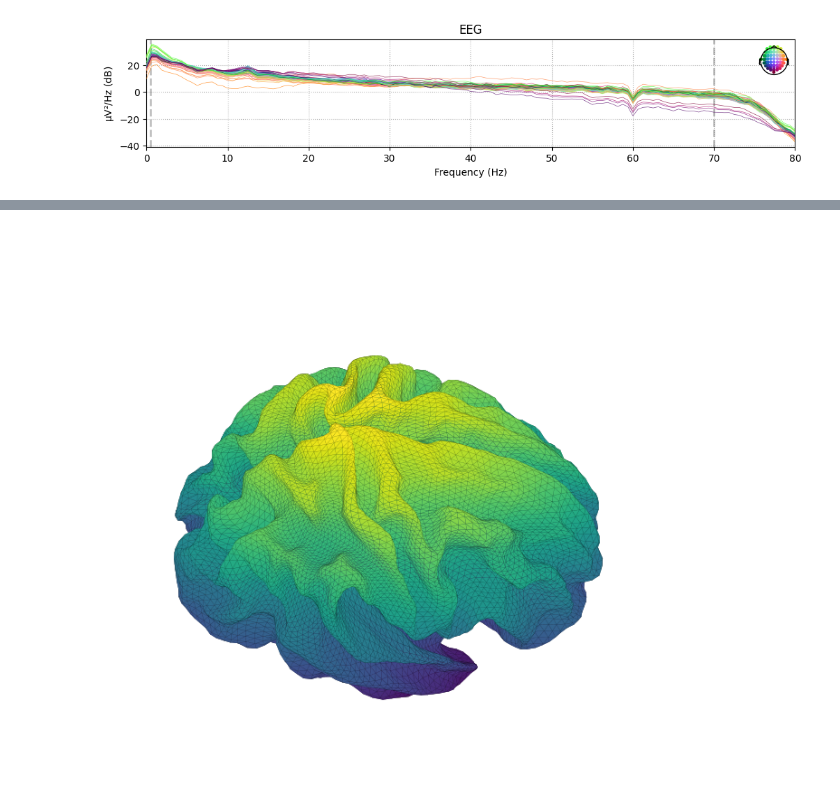
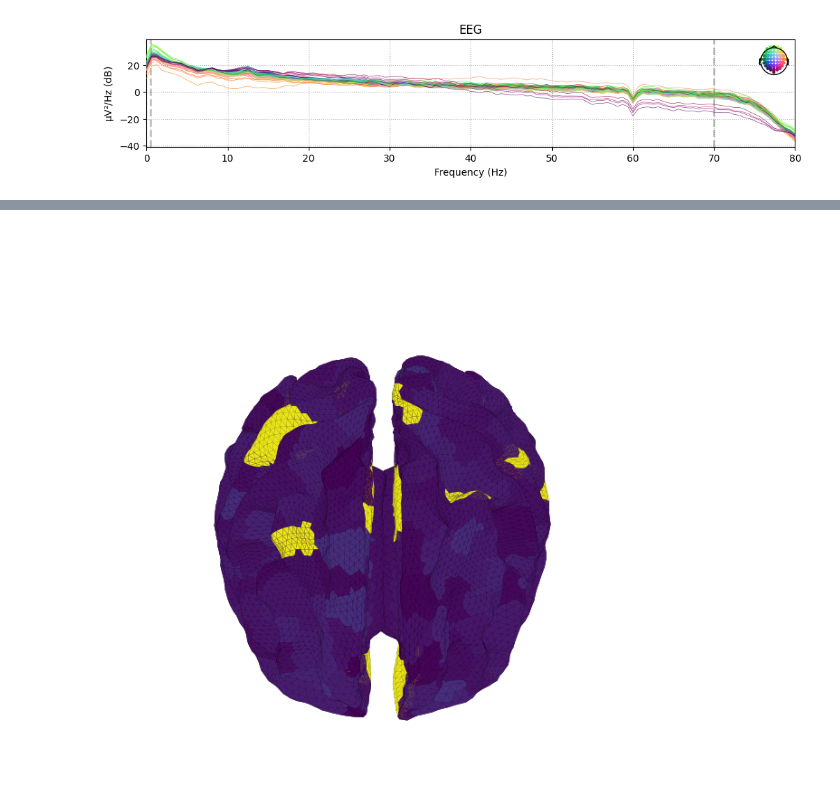
Before and after one commit to gjoelbye/TCAV-BENDR, a Jupyter notebook: notebooks/development-anders.ipynb, the cells around one changed output, grey strips where cells are left out. Saved outputs shown, nothing was run; the diff lists cells and outputs as text; code cells hidden in the pictures.

```diff
--- a/notebooks/development-anders.ipynb
+++ b/notebooks/development-anders.ipynb
@@ -49,3 +130,15 @@ tris_sources = get_sources_tris(src)
+# %%
+min_act = np.min(np.concatenate((activity[0], activity[1])))
+max_act = np.max(np.concatenate((activity[0], activity[1])))
+
+activity[0] = (activity[0] - min_act) / (max_act - min_act)
+activity[1] = (activity[1] - min_act) / (max_act - min_act)
+# %%
+values = np.zeros(sources.shape[:2])
+# %%
+for hemi in range(2):
+    for i in range(len(labels[hemi])):
+        values[hemi][labels[hemi][i].get_vertices_used()] = activity[hemi][i]
 # %%
 tris_values = get_z_values(sources, tris_sources)
 tris_colors = cm.viridis(tris_values)
@@ -54,25 +147,26 @@ for hemi_idx in range(2):
     for i in tqdm(range(len(labels[hemi_idx]))):
         region_source_indices = labels[hemi_idx][i].get_vertices_used()
         region_tris_indices = get_tris_idx(region_source_indices, tris_sources[hemi_idx])
-        tris_colors[hemi_idx][region_tris_indices] = np.array(cm.tab20(i / len(labels[hemi_idx])))
+        tris_colors[hemi_idx][region_tris_indices] = cm.viridis(values[hemi][i])
 # %%
 fig = plt.figure(figsize=(6,6))
 ax = fig.add_subplot(1, 1, 1, projection='3d')
 
 for i in range(2):
     mesh = ax.plot_trisurf(*sources[i].T, triangles=tris_sources[i], linewidth=0.1, shade=False,
-                            antialiased=True, edgecolor=(0,0,0,0.5), cmap="viridis")
+                            antialiased=True, edgecolor=(0,0,0,0.5))
 
     mesh.set_facecolors(tris_colors[i])
 
 ax.set_xlim(-0.06, 0.06)
 ax.set_ylim(-0.08, 0.04)
 ax.set_zlim(-0.04, 0.09)
 ax.set_box_aspect([1,1,1])
-ax.view_init(45, 360)
+ax.view_init(45, 90)
 ax.axis("off")
 fig.subplots_adjust(left=0, right=1, bottom=0, top=1)
+#fig.colorbar(cm.ScalarMappable(cmap='viridis'))
 
 plt.show()
 # %% [output]
-[figure, old version]
+[figure, new version]
```
Also changed, not shown: parts of 13 cells of this notebook.
